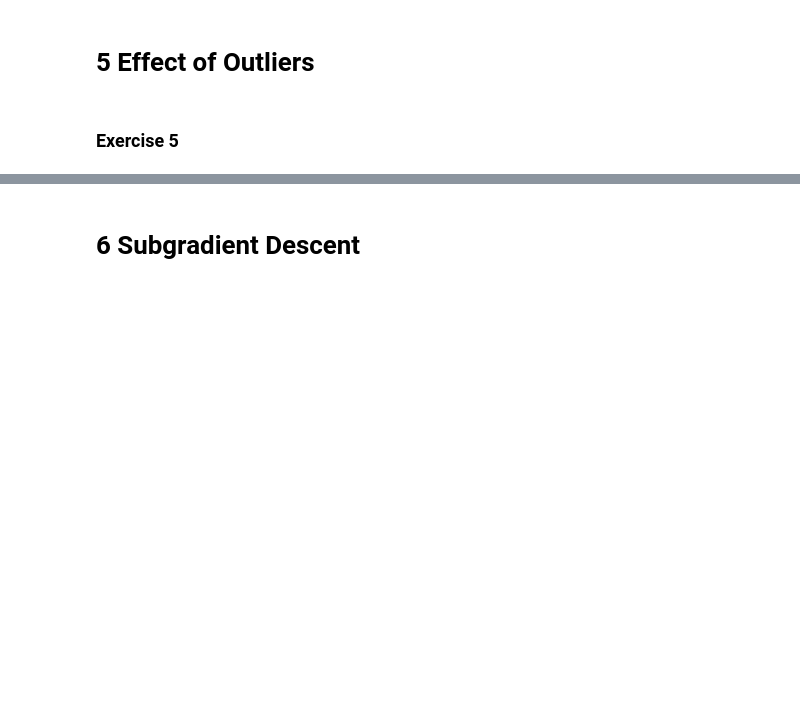
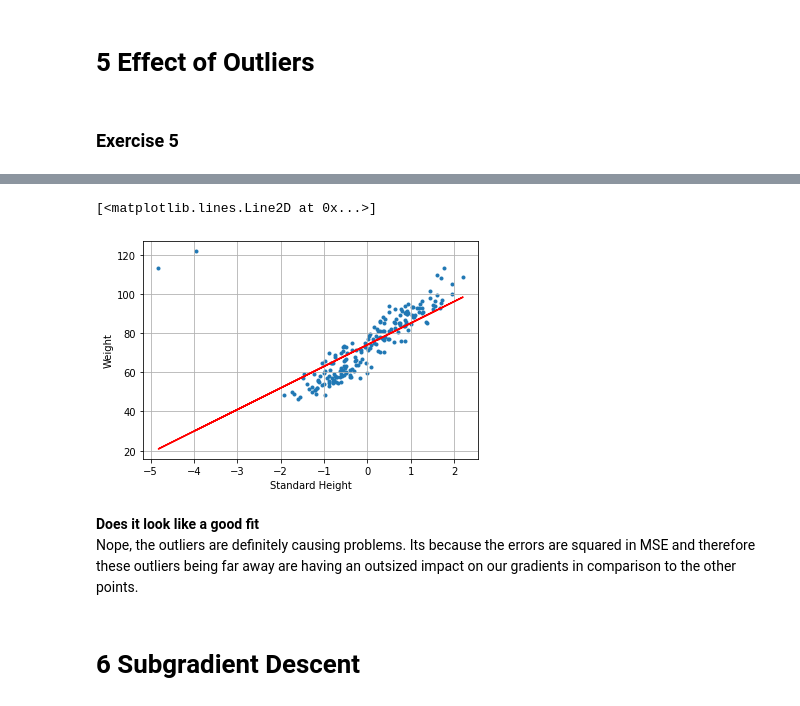
Before and after one commit to alec-flowers/20Fall_machinelearning, a Jupyter notebook: labs/ex02/template/ex02.ipynb, the cells around one changed output, grey strips where cells are left out. Saved outputs shown, nothing was run; the diff lists cells and outputs as text; code cells hidden in the pictures; blank space fills up the shorter version.

Commit message:
Finished ex02
Need to wait to fully understand what to put for subgradient descent.

```diff
--- a/labs/ex02/template/ex02.ipynb
+++ b/labs/ex02/template/ex02.ipynb
@@ -94,0 +119,10 @@ def compute_gradient(y, tx, w):
+# %%
+def compute_gradient(y, tx, w):
+    """Compute the gradient."""
+    y_hat = np.sum(tx * w,axis=1)
+    N = len(tx)
+    e = y - y_hat
+
+    gradient = (-1/N) * tx.T.dot(e)
+
+    return gradient
@@ -206,0 +332,16 @@ interact(plot_figure, n_iter=IntSlider(min=1, max=len(gradient_ws)))
+# %%
+# Define the parameters of the algorithm.
+max_iters = 50
+gamma = .5
+
+# Initialization
+w_initial = np.array([10, 10])
+
+# Start gradient descent.
+start_time = datetime.datetime.now()
+gradient_losses, gradient_ws = gradient_descent(y, tx, w_initial, max_iters, gamma)
+end_time = datetime.datetime.now()
+
+# Print result
+exection_time = (end_time - start_time).total_seconds()
+print("Gradient Descent: execution time={t:.3f} seconds".format(t=exection_time))
@@ -207,3 +366,21 @@ interact(plot_figure, n_iter=IntSlider(min=1, max=len(gradient_ws)))
+# %%
+gd_w = gradient_ws[-1]
+# %%
+fig = plt.figure()
+ax1 = fig.add_subplot(1,1,1)
+
+ax1.scatter(tx[:,1], weight, marker='.')
+ax1.grid()
+ax1.set_xlabel('Standard Height')
+ax1.set_ylabel('Weight')
+
+ax1.plot(x,gd_w[0]+gd_w[1]*x,color='r')
+# %% [output]
+[<matplotlib.lines.Line2D at 0x...>]
+[figure, added]
+# %% [markdown]
+**Does it look like a good fit**<br>
+Nope, the outliers are definitely causing problems. Its because the errors are squared in MSE and therefore these outliers being far away are having an outsized impact on our gradients in comparison to the other points.
 # %% [markdown]
 # 6 Subgradient Descent
 # %% [markdown]
```
Also changed, not shown: parts of 33 cells of this notebook, 2 other files.
